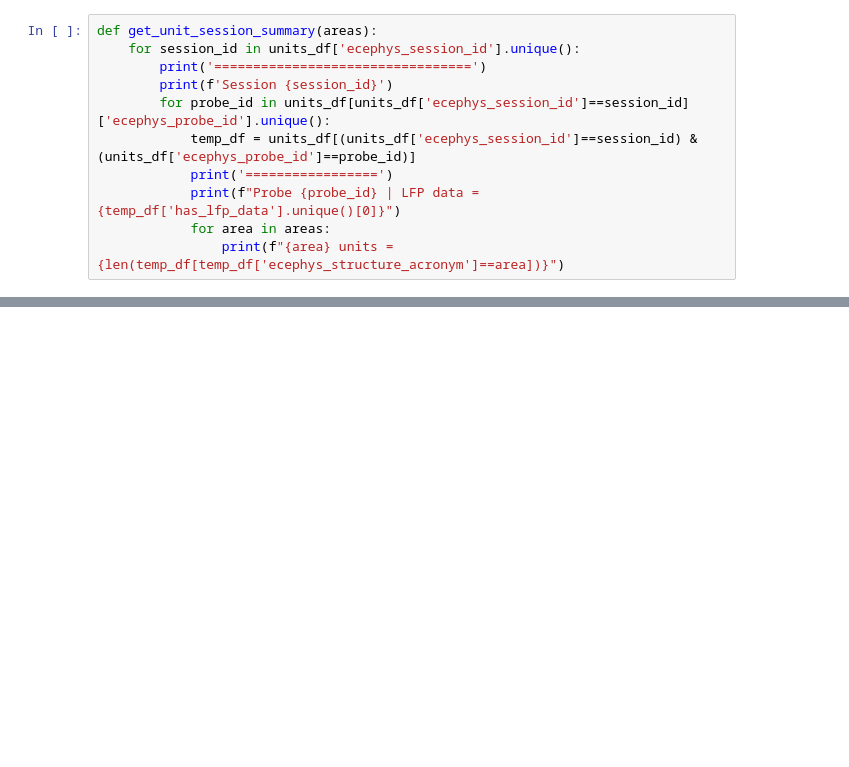
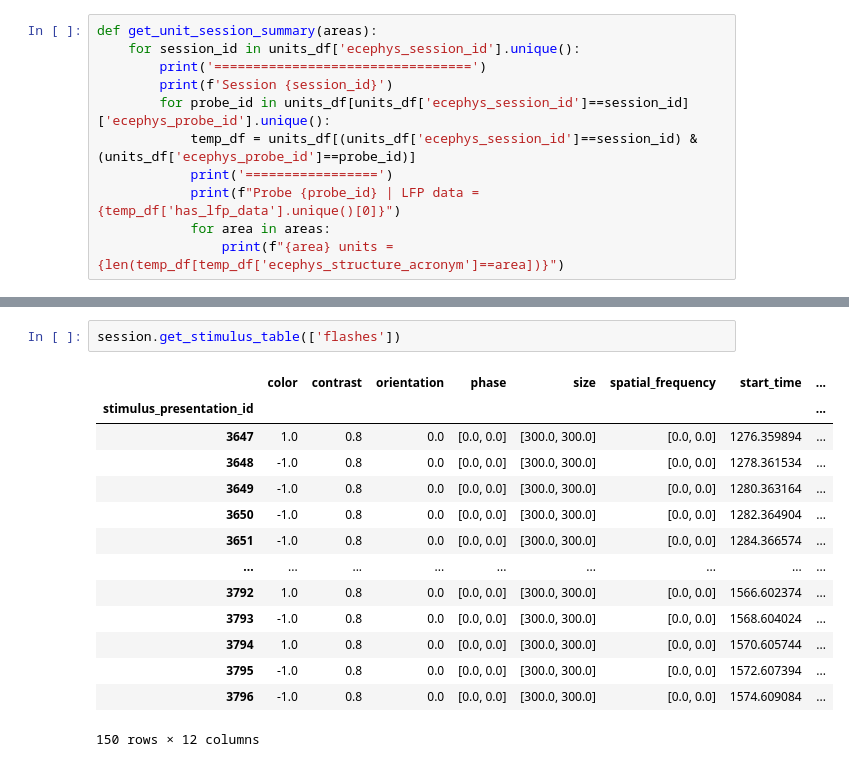
Before and after one commit to ikharitonov/allen-neuropixel-LFPs, a Jupyter notebook: quickstart.ipynb, the cells around one changed output, grey strips where cells are left out. Saved outputs shown, nothing was run; the diff lists cells and outputs as text; blank space fills up the shorter version.

```diff
--- a/quickstart.ipynb
+++ b/quickstart.ipynb
@@ -394,0 +399,17 @@ LP units = 0
+# %%
+session.get_stimulus_table(['flashes'])
+# %% [output]
+|  | color | contrast | orientation | phase | size | spatial_frequency | start_time | ... |
+| stimulus_presentation_id |  |  |  |  |  |  |  | ... |
+| 3647 | 1.0 | 0.8 | 0.0 | [0.0, 0.0] | [300.0, 300.0] | [0.0, 0.0] | 1276.359894 | ... |
+| 3648 | -1.0 | 0.8 | 0.0 | [0.0, 0.0] | [300.0, 300.0] | [0.0, 0.0] | 1278.361534 | ... |
+| 3649 | -1.0 | 0.8 | 0.0 | [0.0, 0.0] | [300.0, 300.0] | [0.0, 0.0] | 1280.363164 | ... |
+| 3650 | -1.0 | 0.8 | 0.0 | [0.0, 0.0] | [300.0, 300.0] | [0.0, 0.0] | 1282.364904 | ... |
+| 3651 | -1.0 | 0.8 | 0.0 | [0.0, 0.0] | [300.0, 300.0] | [0.0, 0.0] | 1284.366574 | ... |
+| ... | ... | ... | ... | ... | ... | ... | ... | ... |
+| 3792 | 1.0 | 0.8 | 0.0 | [0.0, 0.0] | [300.0, 300.0] | [0.0, 0.0] | 1566.602374 | ... |
+| 3793 | -1.0 | 0.8 | 0.0 | [0.0, 0.0] | [300.0, 300.0] | [0.0, 0.0] | 1568.604024 | ... |
+| 3794 | 1.0 | 0.8 | 0.0 | [0.0, 0.0] | [300.0, 300.0] | [0.0, 0.0] | 1570.605744 | ... |
+| 3795 | -1.0 | 0.8 | 0.0 | [0.0, 0.0] | [300.0, 300.0] | [0.0, 0.0] | 1572.607394 | ... |
+| 3796 | -1.0 | 0.8 | 0.0 | [0.0, 0.0] | [300.0, 300.0] | [0.0, 0.0] | 1574.609084 | ... |
+150 rows × 12 columns
```
Also changed, not shown: parts of 19 cells of this notebook, 1 other file.
